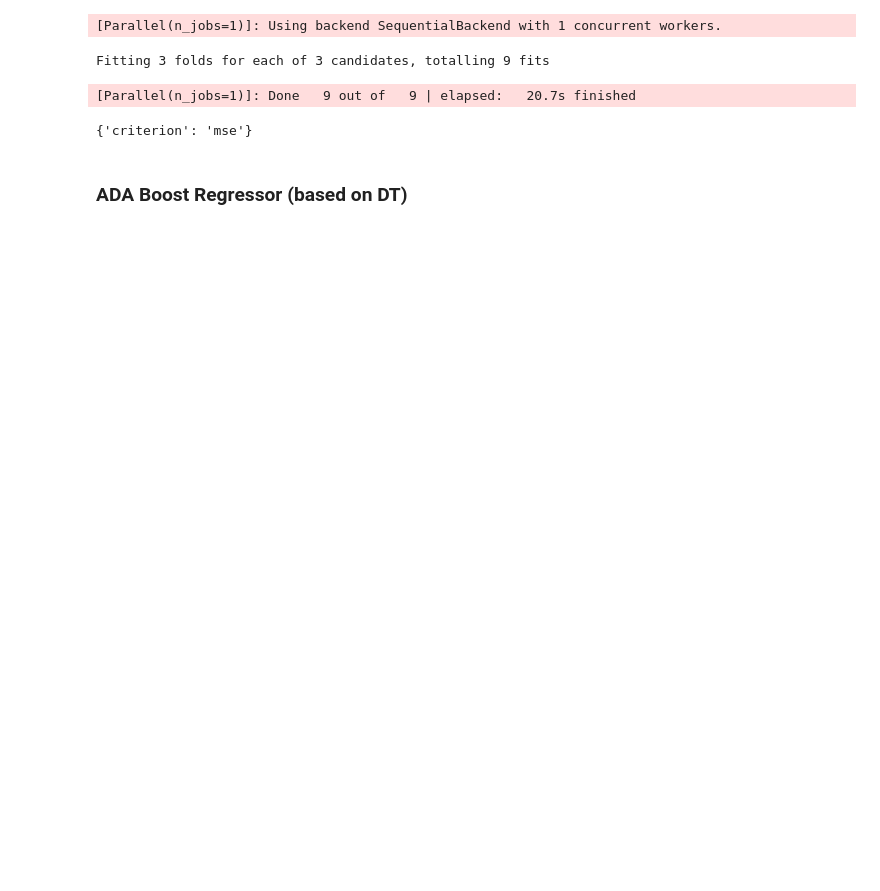
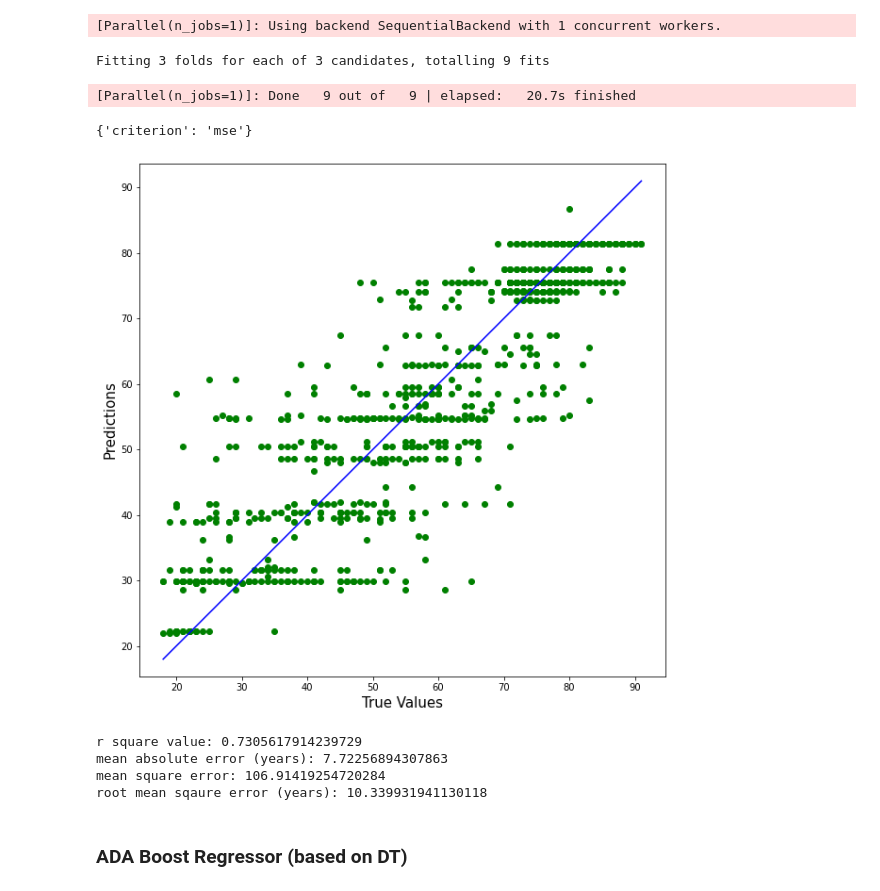
Before and after one commit to emilyzk/BMEN415_Group3, a Jupyter notebook: agam/Regression_Models_Aulakh.ipynb, the cells around one changed output. Saved outputs shown, nothing was run; the diff lists cells and outputs as text; code cells hidden in the pictures; blank space fills up the shorter version.

Commit message:
updates regression models to include feature selection

```diff
--- a/agam/Regression_Models_Aulakh.ipynb
+++ b/agam/Regression_Models_Aulakh.ipynb
@@ -71,6 +99,41 @@ print(grid.best_params_)
 Fitting 3 folds for each of 3 candidates, totalling 9 fits
 [Parallel(n_jobs=1)]: Done   9 out of   9 | elapsed:   20.7s finished
 {'criterion': 'mse'}
+# %%
+# Exploring the predictions after hyperparameter tuning
+plt.figure(figsize=(10,10))
+plt.scatter(y_test, dt_predictions, c='green')
+# plt.yscale('log')
+# plt.xscale('log')
+
+p1 = max(max(dt_predictions), max(y_test))
+p2 = min(min(dt_predictions), min(y_test))
+plt.plot([p1, p2], [p1, p2], 'b-')
+plt.xlabel('True Values', fontsize=15)
+plt.ylabel('Predictions', fontsize=15)
+plt.axis('equal')
+plt.show()
+# %% [output]
+[figure, added]
+# %%
+# Running model again using top features
+
+# fit the model to the training data
+dt_model.fit(X_train_fs, y_train_fs)
+
+# check the model's performance on unseen, test data
+dt_predictions_fs = dt_model.predict(X_test_fs)
+
+# compare the predictions to the known values (y_test)
+print('r square value:', metrics.r2_score(y_test_fs, dt_predictions_fs))
+print('mean absolute error (years):', metrics.mean_absolute_error(y_test_fs, dt_predictions_fs))
+print('mean square error:', metrics.mean_squared_error(y_test_fs, dt_predictions_fs))
+print('root mean sqaure error (years):', np.sqrt(metrics.mean_squared_error(y_test_fs, dt_predictions_fs)))
+# %% [output]
+r square value: 0.7305617914239729
+mean absolute error (years): 7.72256894307863
+mean square error: 106.91419254720284
+root mean sqaure error (years): 10.339931941130118
 # %% [markdown]
 ### ADA Boost Regressor (based on DT)
 # %%
```
Also changed, not shown: parts of 12 cells of this notebook, 1 other file.
